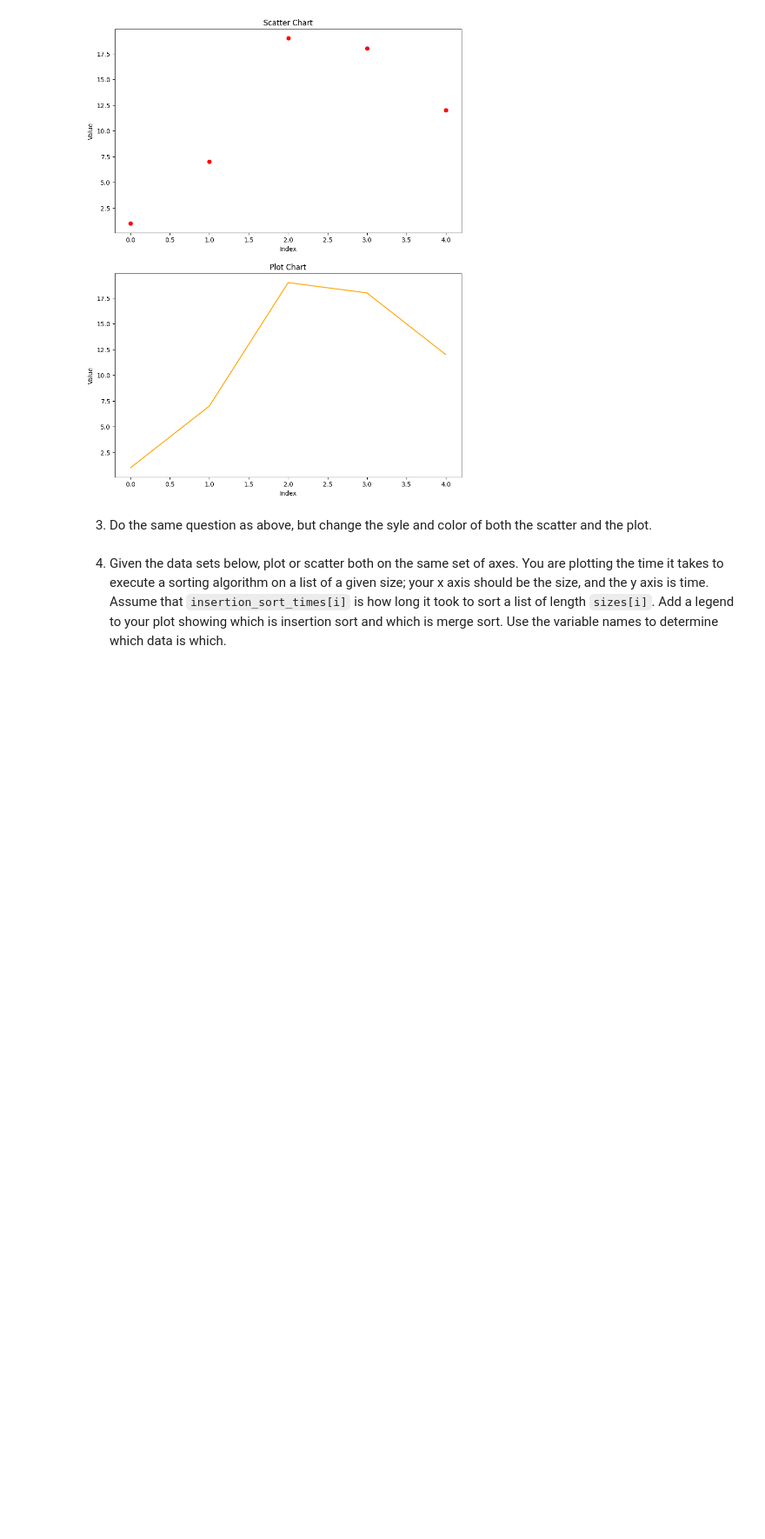
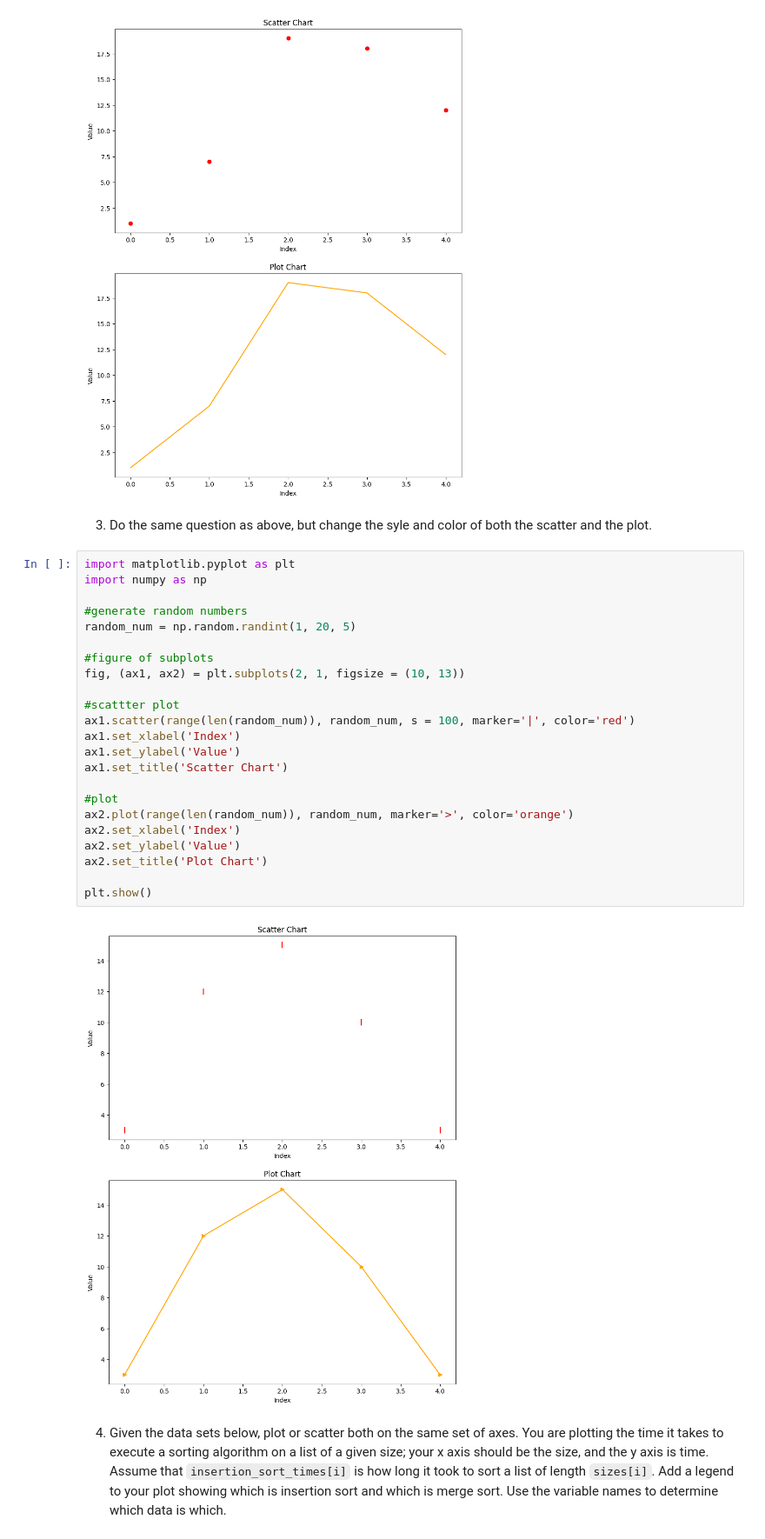
Before and after one commit to meevang/WebMining-pyplot, a Jupyter notebook: pyplot.ipynb, the cells around one changed output. Shown at 87% size. Drawn from its saved outputs; the diff is of its cells as text; blank space fills up the shorter version.

```diff
--- a/pyplot.ipynb
+++ b/pyplot.ipynb
@@ -96,6 +96,31 @@ plt.show()
 [figure]
 # %% [markdown]
 3. Do the same question as above, but change the syle and color of both the scatter and the plot.
+# %%
+import matplotlib.pyplot as plt
+import numpy as np
+
+#generate random numbers
+random_num = np.random.randint(1, 20, 5)
+
+#figure of subplots
+fig, (ax1, ax2) = plt.subplots(2, 1, figsize = (10, 13))
+
+#scattter plot
+ax1.scatter(range(len(random_num)), random_num, s = 100, marker='|', color='red')
+ax1.set_xlabel('Index')
+ax1.set_ylabel('Value')
+ax1.set_title('Scatter Chart')
+
+#plot
+ax2.plot(range(len(random_num)), random_num, marker='>', color='orange')
+ax2.set_xlabel('Index')
+ax2.set_ylabel('Value')
+ax2.set_title('Plot Chart')
+
+plt.show()
+# %% [output]
+[figure, added]
 # %% [markdown]
 4. Given the data sets below, plot or scatter both on the same set of axes.  You are plotting the time it takes to execute a sorting algorithm on a list of a given size; your x axis should be the size, and the y axis is time.  Assume that `insertion_sort_times[i]` is how long it took to sort a list of length `sizes[i]`.  Add a legend to your plot showing which is insertion sort and which is merge sort.  Use the variable names to determine which data is which.
 # %%
```
